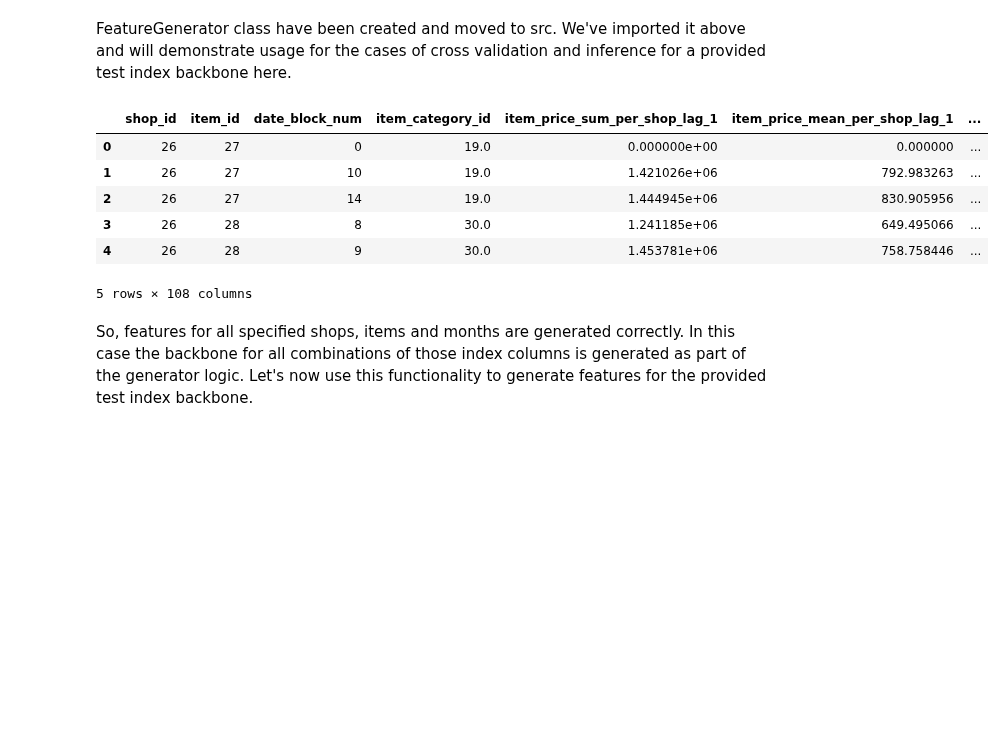
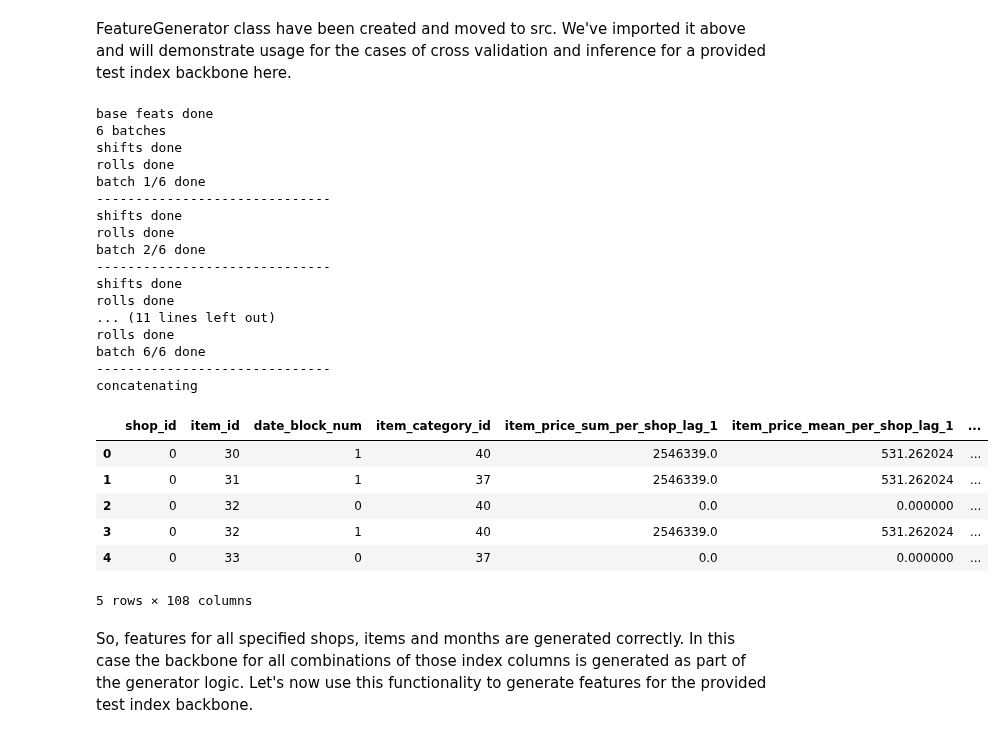
Before and after one commit to igor-cheb/retail_sales_prediction, a Jupyter notebook: ETL.ipynb, the cells around one changed output. Saved outputs shown, nothing was run; the diff lists cells and outputs as text; code cells hidden in the pictures; blank space fills up the shorter version.

Commit message:
feature generation batch processing

```diff
--- a/ETL.ipynb
+++ b/ETL.ipynb
@@ -177,18 +177,37 @@ Let's verify that we can create feature dataset to predict target for a given te
 FeatureGenerator class have been created and moved to src. We've imported it above and will demonstrate usage for the cases of cross validation and inference for a provided test index backbone here.
 # %%
 # Here we are generating features dataset for all shops, itmes and months specified in COLS_MIN_MAX in settings.
-feat_generator = FeatureGenerator()
+feat_generator = FeatureGenerator(verbose=True)
 
+# feature generation has been tested both for small number of unique shop_id and all values.
+# To optimise latter case, batch processing and offloading has been implemented.
 test_features_df = feat_generator.generate_features()
 test_features_df.head()
 # %% [output]
+base feats done
+6 batches
+shifts done
+rolls done
+batch 1/6 done
+------------------------------
+shifts done
+rolls done
+batch 2/6 done
+------------------------------
+shifts done
+rolls done
+... (11 lines left out)
+rolls done
+batch 6/6 done
+------------------------------
+concatenating
 |  | shop_id | item_id | date_block_num | item_category_id | item_price_sum_per_shop_lag_1 | item_price_mean_per_shop_lag_1 | ... |
-| 0 | 26 | 27 | 0 | 19.0 | 0.000000e+00 | 0.000000 | ... |
-| 1 | 26 | 27 | 10 | 19.0 | 1.421026e+06 | 792.983263 | ... |
-| 2 | 26 | 27 | 14 | 19.0 | 1.444945e+06 | 830.905956 | ... |
-| 3 | 26 | 28 | 8 | 30.0 | 1.241185e+06 | 649.495066 | ... |
-| 4 | 26 | 28 | 9 | 30.0 | 1.453781e+06 | 758.758446 | ... |
+| 0 | 0 | 30 | 1 | 40 | 2546339.0 | 531.262024 | ... |
+| 1 | 0 | 31 | 1 | 37 | 2546339.0 | 531.262024 | ... |
+| 2 | 0 | 32 | 0 | 40 | 0.0 | 0.000000 | ... |
+| 3 | 0 | 32 | 1 | 40 | 2546339.0 | 531.262024 | ... |
+| 4 | 0 | 33 | 0 | 37 | 0.0 | 0.000000 | ... |
-5 rows × 108 columns
+5 rows × 108 columns
 # %% [markdown]
 So, features for all specified shops, items and months are generated correctly. In this case the backbone for all combinations of those index columns is generated as part of the generator logic. Let's now use this functionality
 to generate features for the provided test index backbone.
```
Also changed, not shown: 4 other files.
